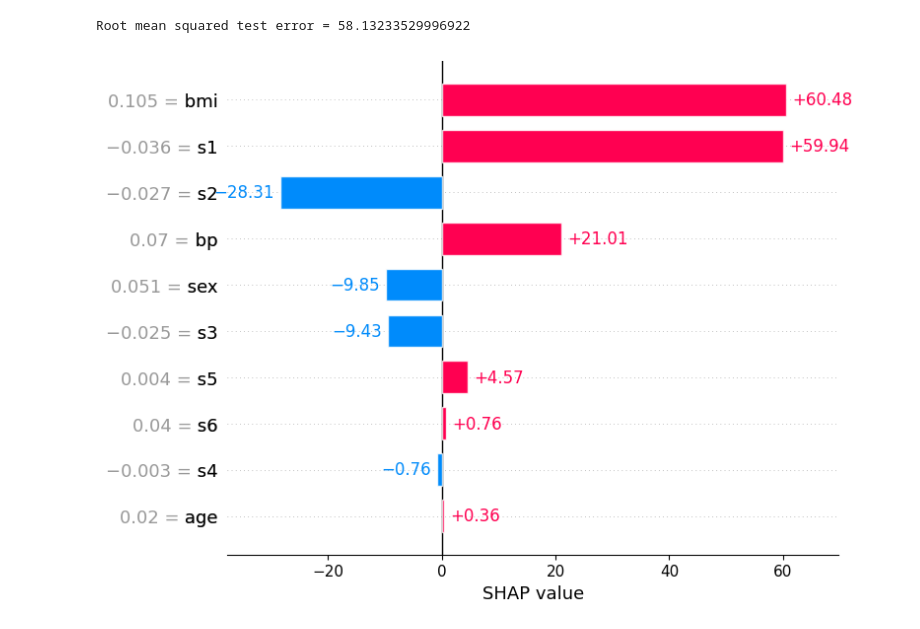
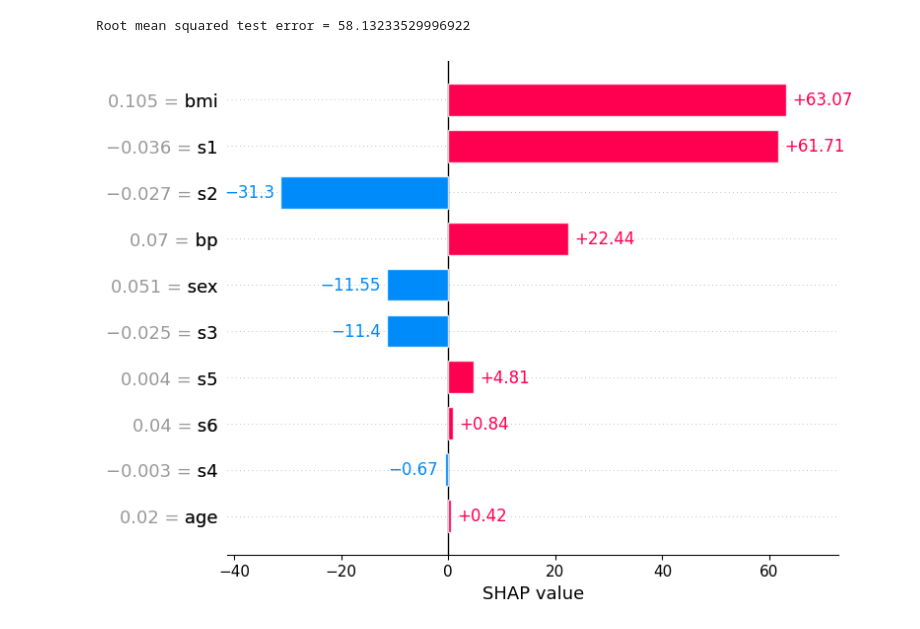
Before and after one commit to akleinau/Finch, a Jupyter notebook: shap_agnostic_diabetes.ipynb, the cells around one changed output. Cells and saved outputs as stored; diff of their text form; code cells hidden in the pictures.

```diff
--- a/shap_agnostic_diabetes.ipynb
+++ b/shap_agnostic_diabetes.ipynb
@@ -34,7 +33,0 @@ def my_predict(X):
-# %%
-# explain all the predictions in the test set
-explainer = shap.KernelExplainer(my_predict, X_train_summary)
-shap_values = explainer(X_test)
-shap.plots.bar(shap_values[0])
-# %% [output]
-[figure, removed]
@@ -97,3 +34,18 @@ def detangled_predict(data):
+# %%
+def calc_shap_values(data, background, predict, model, columns):
+    explainer = shap.KernelExplainer(lambda x: predict(x, model, column_names=columns), background, columns, keep_index=True)
+    shap_values = explainer(data)
+    shap_values.data = dimreduce_all_columns(shap_values.data)
+    return shap_values
 # %%
 #convert x_train_summary from DenseData to DataFrame
 X_train_means = X_train.mean().to_frame().T
+# %%
+def standard_predict(X, model, **kwargs):
+    return model.predict(X)
+# %%
+# explain all the predictions in the test set
+shap_values = calc_shap_values(X_test, X_train_means, standard_predict, nn, COLUMNS)
+shap.plots.bar(shap_values[0])
+# %% [output]
+[figure, added]
```
Also changed, not shown: parts of 10 cells of this notebook.
